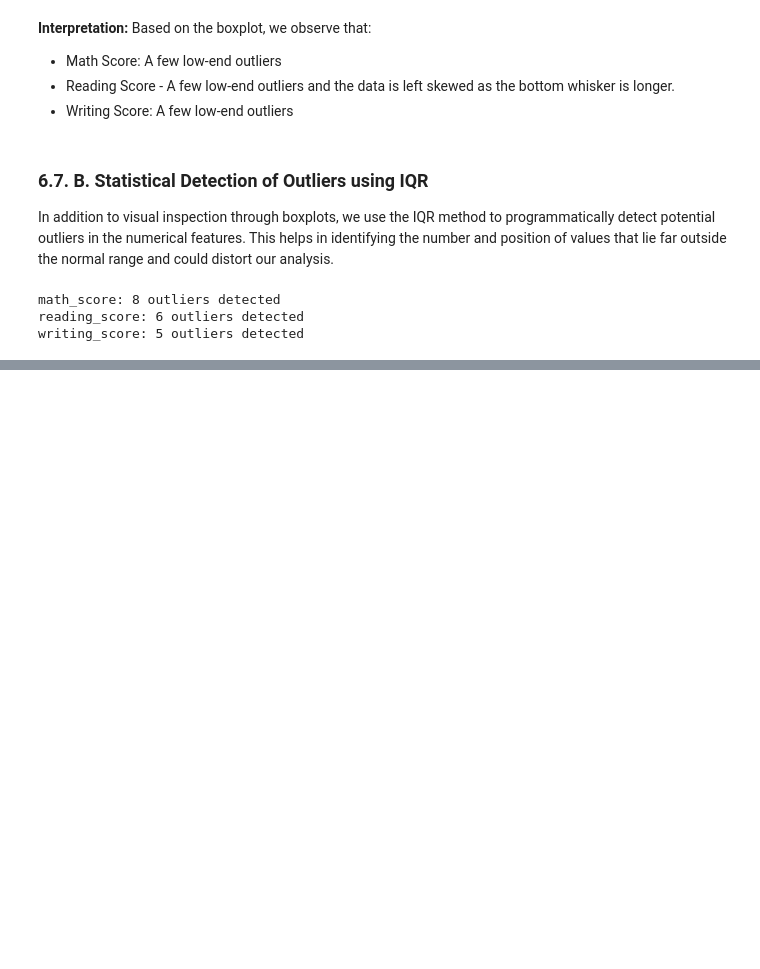
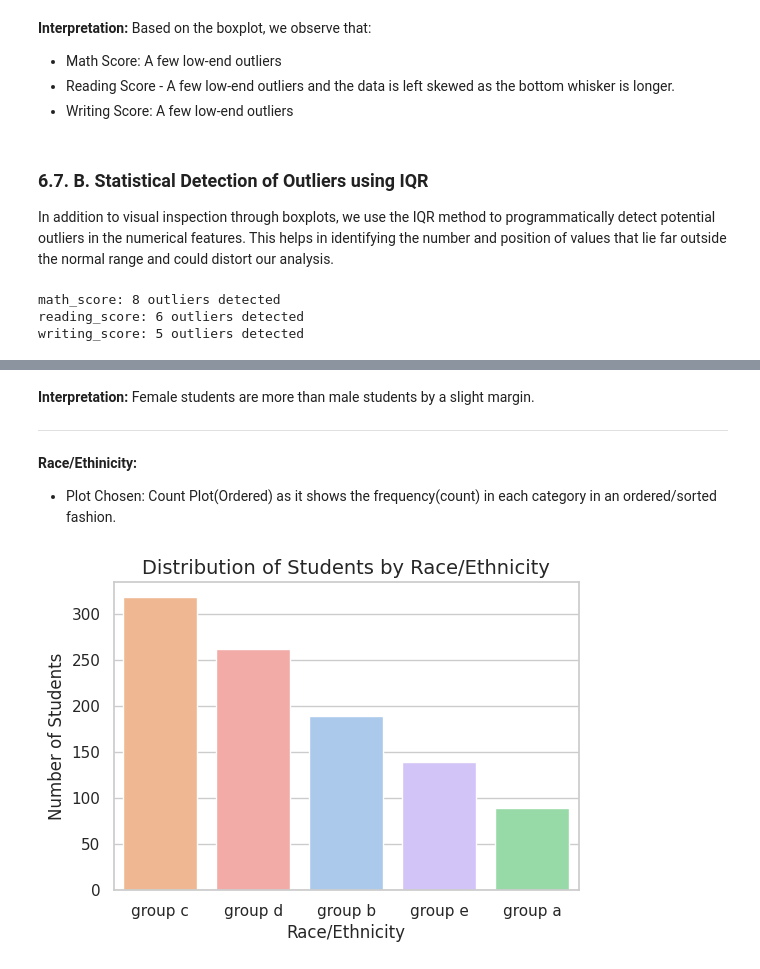
Before and after one commit to RidhimaJain/StudentPerformance-EDA, a Jupyter notebook: EDA_Student_Performance_Dataset.ipynb, the cells around one changed output, grey strips where cells are left out. Cells and saved outputs as stored; diff of their text form; code cells hidden in the pictures; blank space fills up the shorter version.

```diff
--- a/EDA_Student_Performance_Dataset.ipynb
+++ b/EDA_Student_Performance_Dataset.ipynb
@@ -314,0 +347,25 @@ writing_score: 5 outliers detected
+# %% [markdown]
+**Interpretation:** Female students are more than male students by a slight margin.
+
+
+---
+# %% [markdown]
+**Race/Ethinicity:**
+- Plot Chosen: Count Plot(Ordered)  as it shows the frequency(count) in each category in an ordered/sorted fashion.
+# %%
+# Count the values in each category and sort them
+order = df['race/ethnicity'].value_counts().index
+
+#Create the count plot for race/ethnicity
+plt.figure(figsize=(6, 4))
+sns.countplot(x='race/ethnicity', data=df, hue='race/ethnicity', palette='pastel', order=order)
+
+# Add plot title and axis labels
+plt.title('Distribution of Students by Race/Ethnicity', fontsize=14)
+plt.xlabel('Race/Ethnicity', fontsize=12)
+plt.ylabel('Number of Students', fontsize=12)
+
+# Display the plot
+plt.show()
+# %% [output]
+[figure, added]
```
Also changed, not shown: parts of 19 cells of this notebook.
